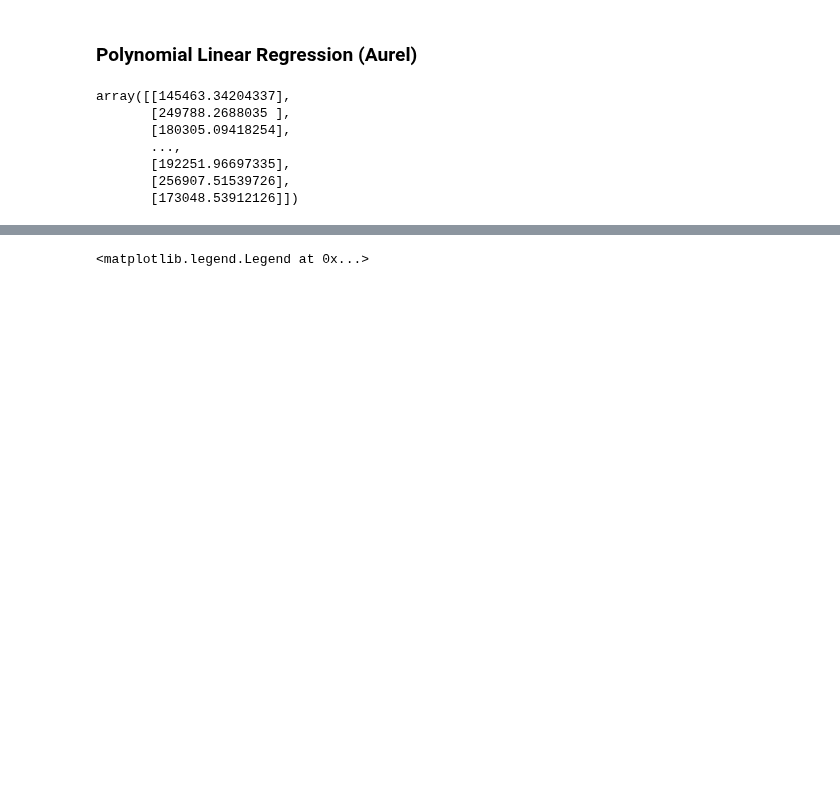
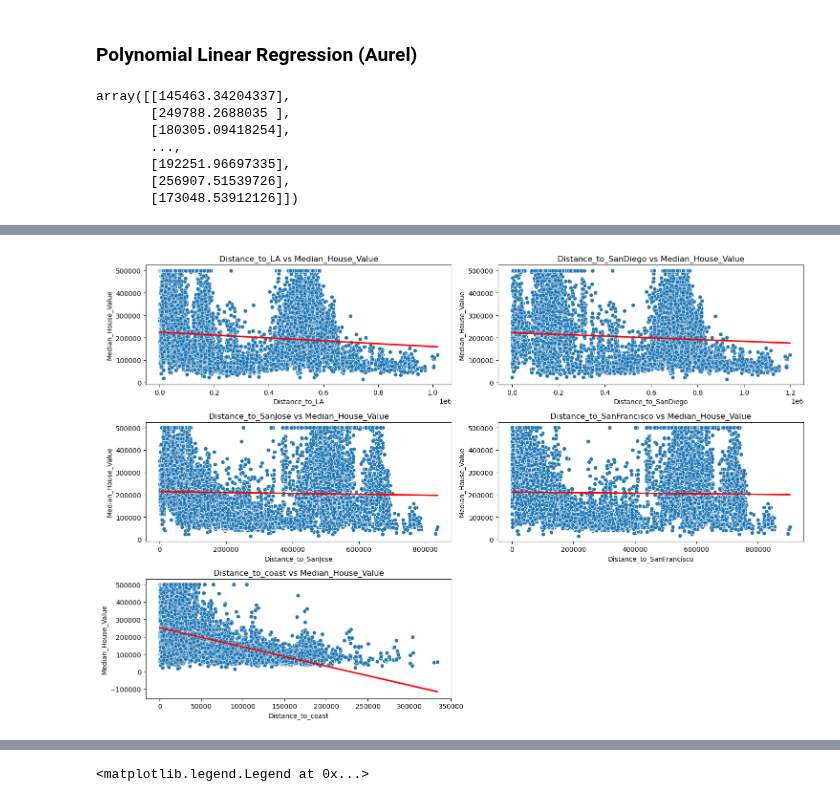
Before and after one commit to DSBE-Semester-A/DataMining, a Jupyter notebook: Assignment1.ipynb, the cells around one changed output, grey strips where cells are left out. Cells and saved outputs as stored; diff of their text form; code cells hidden in the pictures; blank space fills up the shorter version.

Commit message:
Checking for linearity is added

```diff
--- a/Assignment1.ipynb
+++ b/Assignment1.ipynb
@@ -210,3 +223,25 @@ array([[145463.34204337],
+# %%
+# Define the predictor columns
+predictors = ['Distance_to_LA', 'Distance_to_SanDiego', 'Distance_to_SanJose', 'Distance_to_SanFrancisco', 'Distance_to_coast']
+
+# Set up the figure size
+plt.figure(figsize=(15, 10))
+
+# Create a scatter plot for each predictor
+for i, predictor in enumerate(predictors, 1):
+    plt.subplot(3, 2, i)  # Create a 3x2 grid of plots
+    sns.scatterplot(x=x_train[predictor], y=y_train['Median_House_Value'])
+    plt.title(f'{predictor} vs Median_House_Value')
+    plt.xlabel(predictor)
+    plt.ylabel('Median House Value')
+
+    # Add a trend line using seaborn's regplot (fits a linear model)
+    sns.regplot(x=x_train[predictor], y=y_train['Median_House_Value'], scatter=False, color='red')
+
+plt.tight_layout()
+plt.show()
+# %% [output]
+[figure, added]
 # %%
 import sklearn.metrics as metrics
 import math
```
Also changed, not shown: parts of 6 cells of this notebook.
